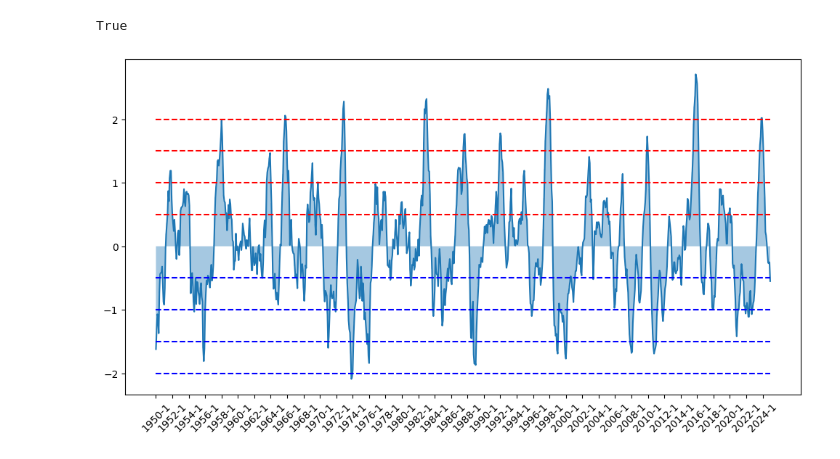
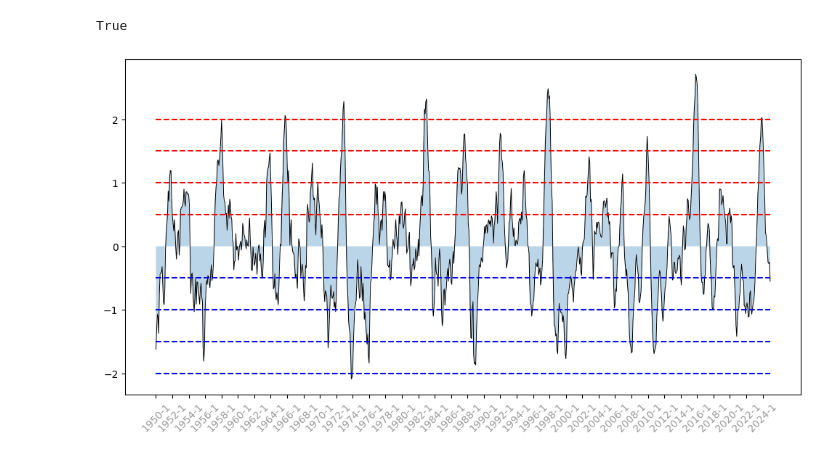
Before and after one commit to oscarmorand/prsta_gang, a Jupyter notebook: data_analysis.ipynb, the cells around one changed output. Drawn from its saved outputs; the diff is of its cells as text; code cells hidden in the pictures.

Commit message:
fix(nino): change color line and width

```diff
--- a/data_analysis.ipynb
+++ b/data_analysis.ipynb
@@ -185,17 +185,17 @@ True
 # %%
 x = episodes_data["YR"].astype(str) + '-' + episodes_data["MON"].astype(str)
 
 plt.figure(figsize=(12, 6))
-plt.fill_between(range(len(x)), episodes_data["ANOM"], step="pre", alpha=0.4)
-plt.plot(episodes_data["ANOM"])
+plt.fill_between(range(len(x)), episodes_data["ANOM"], step="pre", alpha=0.3)
+plt.plot(episodes_data["ANOM"], color='black', linewidth=0.7)
 step = 24
-plt.xticks(ticks=range(0, len(x), step), labels=x[::step], rotation=45)
+plt.xticks(ticks=range(0, len(x), step), labels=x[::step], rotation=45, alpha=0.4)
 for i in range(-4, 5):
     if i == 0:
         continue
     j = i / 2
     color = "red" if i > 0 else "blue"
     plt.plot(np.ones(len(x)) * j, color=color, linestyle="--")
 plt.show()
 # %% [output]
-[figure, old version]
+[figure, new version]
```
